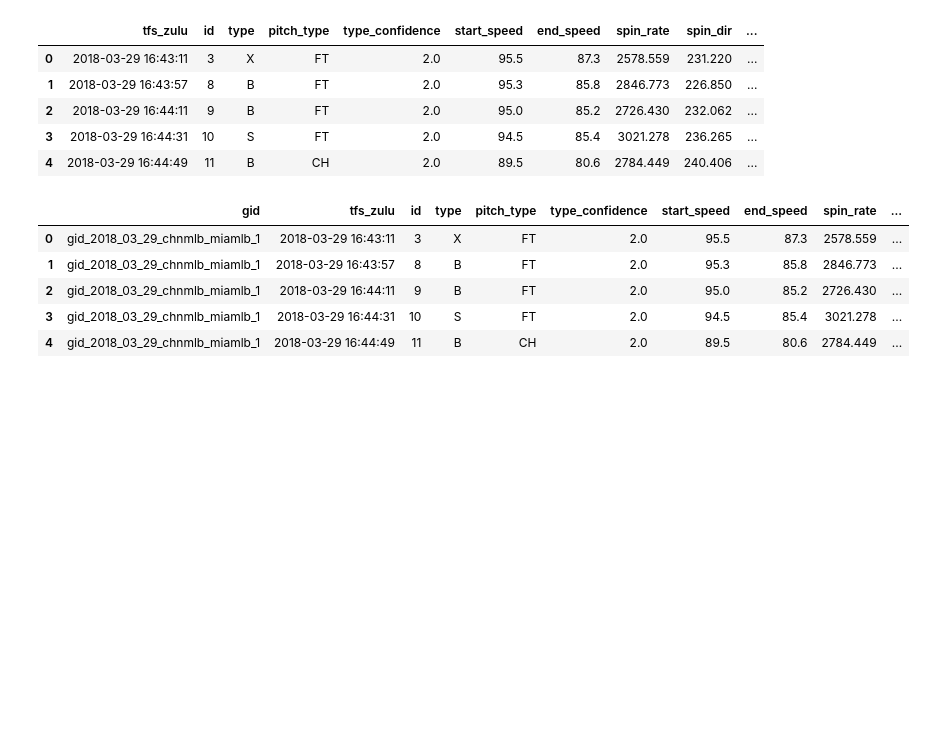
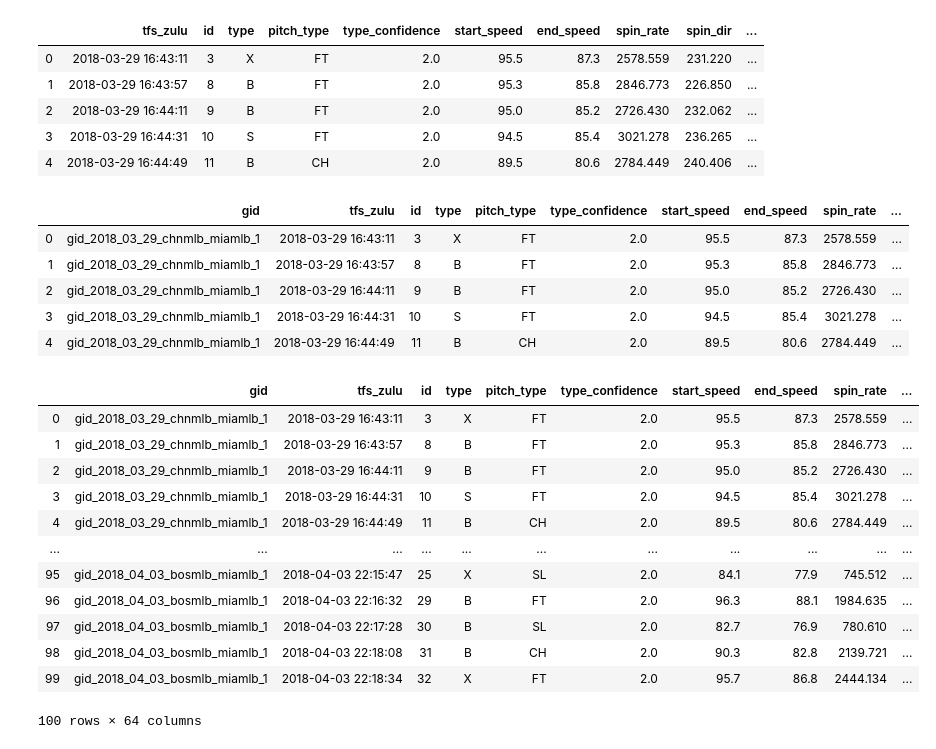
Before and after one commit to JavierPalomares90/scalable_ml_project, a Jupyter notebook: Predicting_Pitches_Notebook.ipynb, the cells around one changed output. Drawn from its saved outputs; the diff is of its cells as text; code cells hidden in the pictures; blank space fills up the shorter version.

```diff
--- a/Predicting_Pitches_Notebook.ipynb
+++ b/Predicting_Pitches_Notebook.ipynb
@@ -52,3 +48,19 @@ dataframe.head()
 | 2 | gid_2018_03_29_chnmlb_miamlb_1 | 2018-03-29 16:44:11 | 9 | B | FT | 2.0 | 95.0 | 85.2 | 2726.430 | ... |
 | 3 | gid_2018_03_29_chnmlb_miamlb_1 | 2018-03-29 16:44:31 | 10 | S | FT | 2.0 | 94.5 | 85.4 | 3021.278 | ... |
 | 4 | gid_2018_03_29_chnmlb_miamlb_1 | 2018-03-29 16:44:49 | 11 | B | CH | 2.0 | 89.5 | 80.6 | 2784.449 | ... |
+# %%
+dataframe.head(100)
+# %% [output]
+|  | gid | tfs_zulu | id | type | pitch_type | type_confidence | start_speed | end_speed | spin_rate | ... |
+| 0 | gid_2018_03_29_chnmlb_miamlb_1 | 2018-03-29 16:43:11 | 3 | X | FT | 2.0 | 95.5 | 87.3 | 2578.559 | ... |
+| 1 | gid_2018_03_29_chnmlb_miamlb_1 | 2018-03-29 16:43:57 | 8 | B | FT | 2.0 | 95.3 | 85.8 | 2846.773 | ... |
+| 2 | gid_2018_03_29_chnmlb_miamlb_1 | 2018-03-29 16:44:11 | 9 | B | FT | 2.0 | 95.0 | 85.2 | 2726.430 | ... |
+| 3 | gid_2018_03_29_chnmlb_miamlb_1 | 2018-03-29 16:44:31 | 10 | S | FT | 2.0 | 94.5 | 85.4 | 3021.278 | ... |
+| 4 | gid_2018_03_29_chnmlb_miamlb_1 | 2018-03-29 16:44:49 | 11 | B | CH | 2.0 | 89.5 | 80.6 | 2784.449 | ... |
+| ... | ... | ... | ... | ... | ... | ... | ... | ... | ... | ... |
+| 95 | gid_2018_04_03_bosmlb_miamlb_1 | 2018-04-03 22:15:47 | 25 | X | SL | 2.0 | 84.1 | 77.9 | 745.512 | ... |
+| 96 | gid_2018_04_03_bosmlb_miamlb_1 | 2018-04-03 22:16:32 | 29 | B | FT | 2.0 | 96.3 | 88.1 | 1984.635 | ... |
+| 97 | gid_2018_04_03_bosmlb_miamlb_1 | 2018-04-03 22:17:28 | 30 | B | SL | 2.0 | 82.7 | 76.9 | 780.610 | ... |
+| 98 | gid_2018_04_03_bosmlb_miamlb_1 | 2018-04-03 22:18:08 | 31 | B | CH | 2.0 | 90.3 | 82.8 | 2139.721 | ... |
+| 99 | gid_2018_04_03_bosmlb_miamlb_1 | 2018-04-03 22:18:34 | 32 | X | FT | 2.0 | 95.7 | 86.8 | 2444.134 | ... |
+100 rows × 64 columns
```
Also changed, not shown: parts of 1 cell of this notebook, 1 other file.
